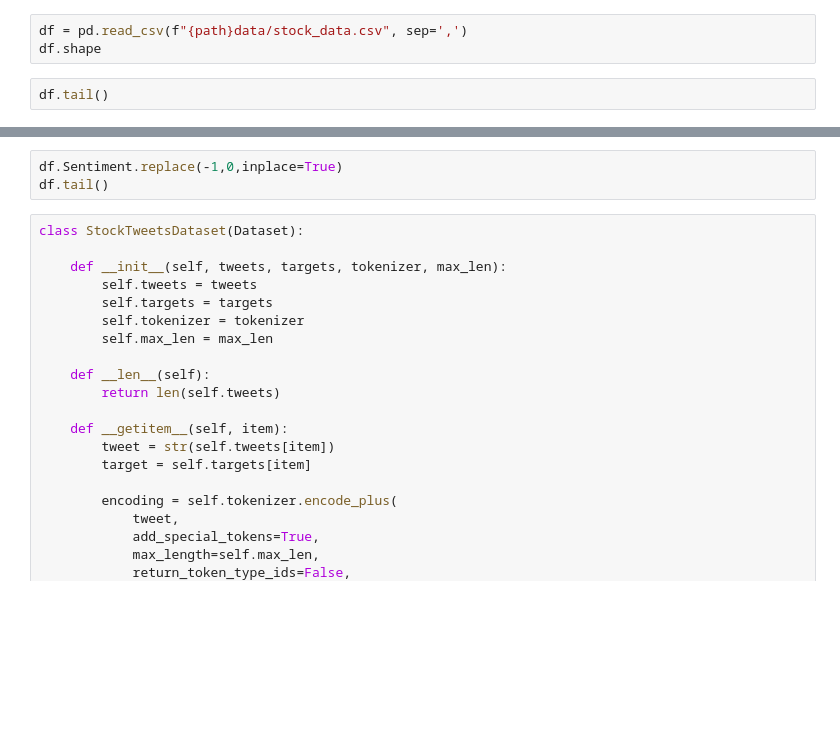
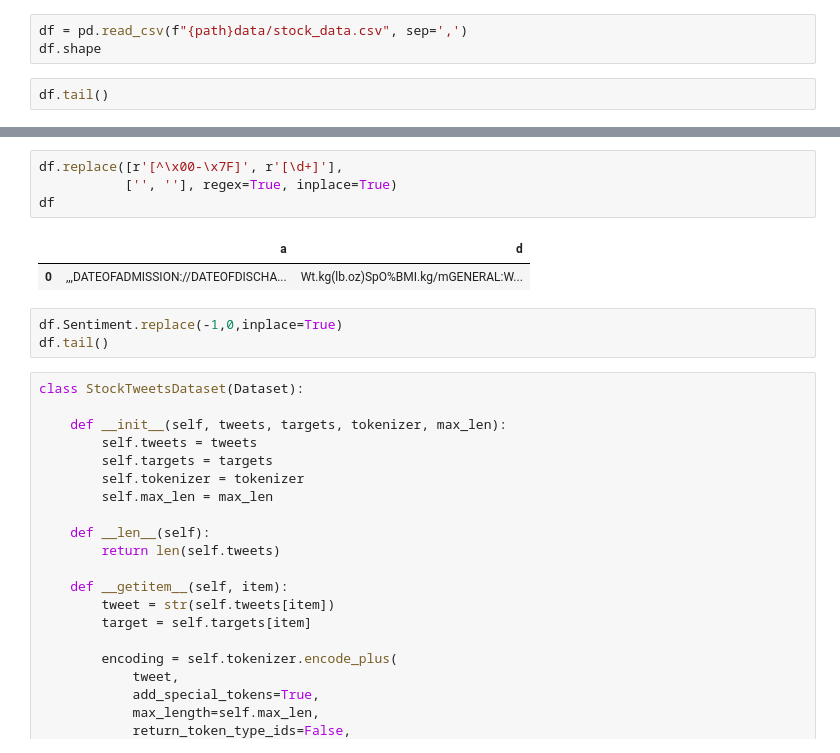
Before and after one commit to ericzacharia/Predicting-Stocks-with-Twitter-Sentiment, a Jupyter notebook: sentiment_model.ipynb, the cells around one changed output, grey strips where cells are left out. Cells and saved outputs as stored; diff of their text form; blank space fills up the shorter version.

```diff
--- a/sentiment_model.ipynb
+++ b/sentiment_model.ipynb
@@ -58,3 +70,10 @@ df.tail()
+# %%
+df.replace([r'[^\x00-\x7F]', r'[\d+]'],
+           ['', ''], regex=True, inplace=True)
+df
+# %% [output]
+|  | a | d |
+| 0 | ,,,DATEOFADMISSION://DATEOFDISCHA... | Wt.kg(lb.oz)SpO%BMI.kg/mGENERAL:W... |
 # %%
 df.Sentiment.replace(-1,0,inplace=True)
 df.tail()
```
Also changed, not shown: parts of 3 cells of this notebook.
